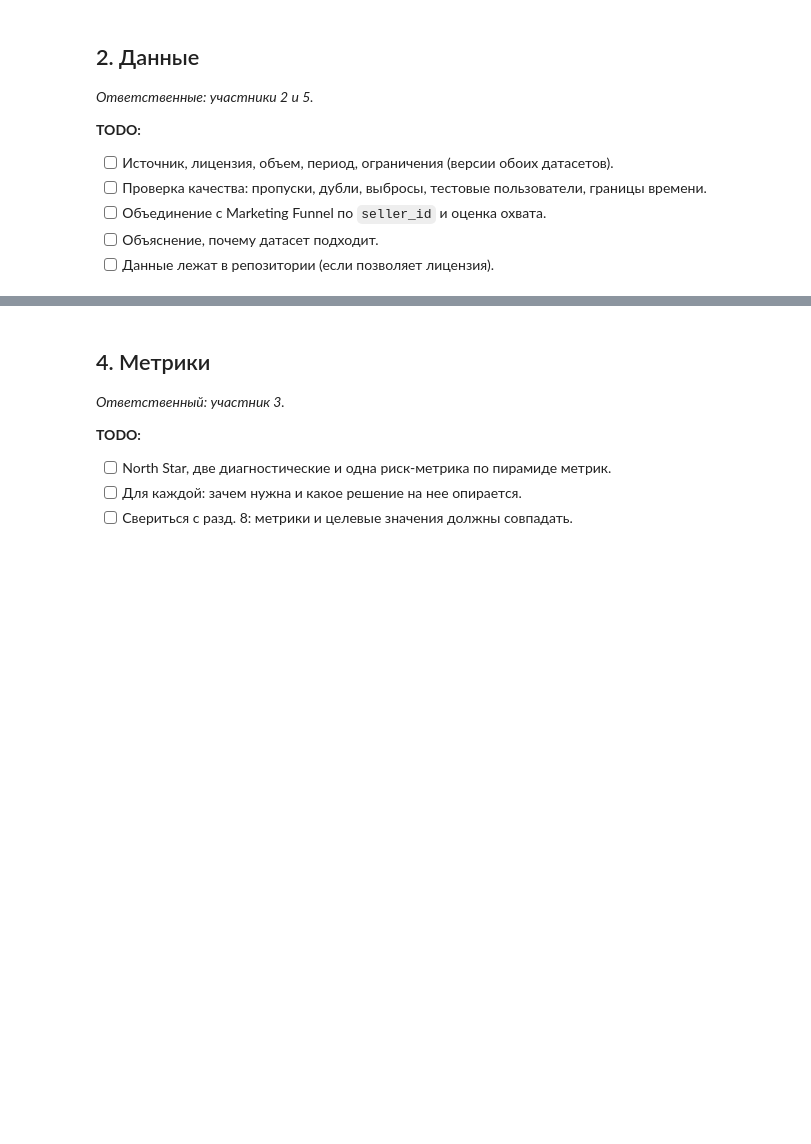
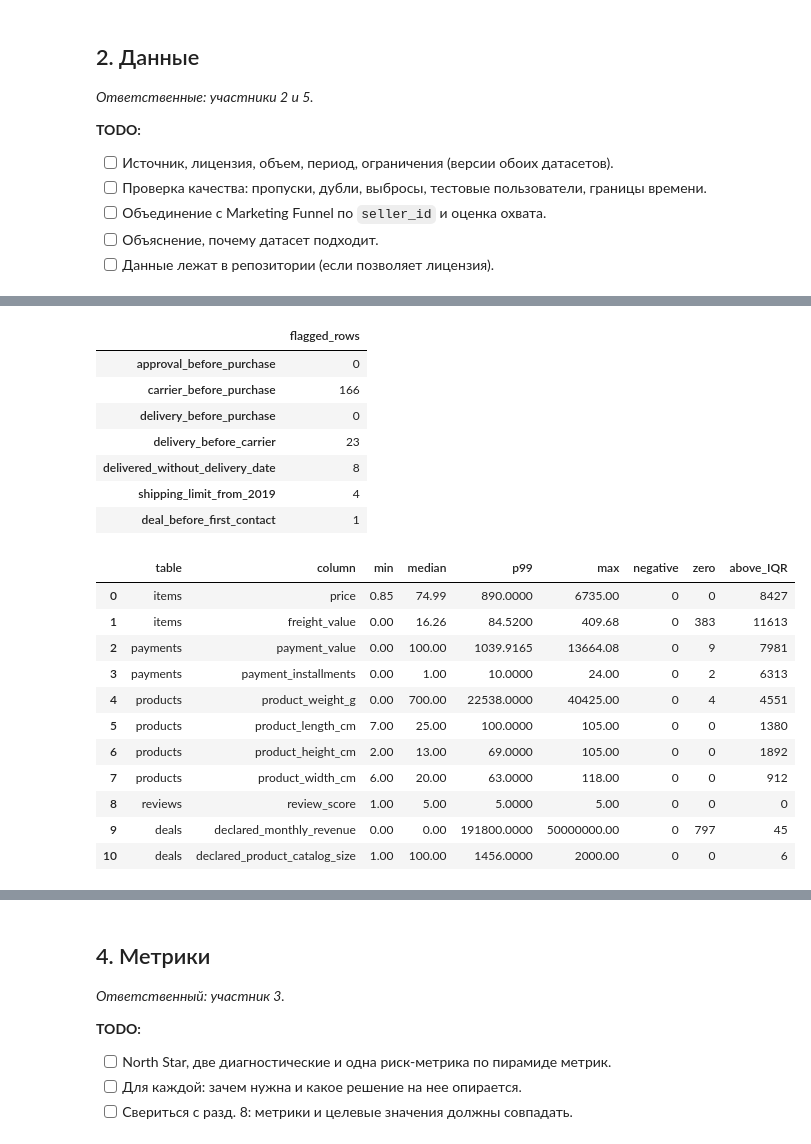
Before and after one commit to iverid/ProdAnal, a Jupyter notebook: project.ipynb, the cells around one changed output, grey strips where cells are left out. Saved outputs shown, nothing was run; the diff lists cells and outputs as text; code cells hidden in the pictures; blank space fills up the shorter version.

```diff
--- a/project.ipynb
+++ b/project.ipynb
@@ -100,0 +259,57 @@ Olist использует комбинированную схему получ
+# %%
+DATE_COLUMNS = {
+    'orders': ['order_purchase_timestamp', 'order_approved_at',
+               'order_delivered_carrier_date', 'order_delivered_customer_date',
+               'order_estimated_delivery_date'],
+    'items': ['shipping_limit_date'],
+    'reviews': ['review_creation_date', 'review_answer_timestamp'],
+    'mql': ['first_contact_date'], 'deals': ['won_date'],
+}
+date_audit = []
+for name, columns in DATE_COLUMNS.items():
+    for col in columns:
+        original = tables[name][col]
+        parsed = pd.to_datetime(original, errors='coerce')
+        invalid = int((original.notna() & parsed.isna()).sum())
+        date_audit.append({'table': name, 'column': col, 'min': parsed.min(),
+                           'max': parsed.max(), 'invalid': invalid, 'missing': int(parsed.isna().sum())})
+        assert invalid == 0, (name, col, 'неразобранные даты')
+        tables[name][col] = parsed
+orders, items, payments = (tables[name] for name in ['orders', 'items', 'payments'])
+customers, sellers, products = (tables[name] for name in ['customers', 'sellers', 'products'])
+mql, deals = tables['mql'], tables['deals']
+display(pd.DataFrame(date_audit))
+display(orders.groupby(orders.order_purchase_timestamp.dt.to_period('M')).agg(
+    orders=('order_id', 'size'), delivered=('order_status', lambda x: x.eq('delivered').sum()),
+))
+deal_dates = deals.merge(mql[['mql_id', 'first_contact_date']], on='mql_id', validate='one_to_one')
+time_checks = {
+    'approval_before_purchase': orders.order_approved_at.lt(orders.order_purchase_timestamp).sum(),
+    'carrier_before_purchase': orders.order_delivered_carrier_date.lt(orders.order_purchase_timestamp).sum(),
+    'delivery_before_purchase': orders.order_delivered_customer_date.lt(orders.order_purchase_timestamp).sum(),
+    'delivery_before_carrier': orders.order_delivered_customer_date.lt(orders.order_delivered_carrier_date).sum(),
+    'delivered_without_delivery_date': (orders.order_status.eq('delivered') & orders.order_delivered_customer_date.isna()).sum(),
+    'shipping_limit_from_2019': items.shipping_limit_date.ge('2019-01-01').sum(),
+    'deal_before_first_contact': deal_dates.won_date.lt(deal_dates.first_contact_date).sum(),
+}
+display(pd.Series(time_checks, name='flagged_rows').to_frame())
+numeric_columns = {
+    'items': ['price', 'freight_value'],
+    'payments': ['payment_value', 'payment_installments'],
+    'products': ['product_weight_g', 'product_length_cm', 'product_height_cm', 'product_width_cm'],
+    'reviews': ['review_score'],
+    'deals': ['declared_monthly_revenue', 'declared_product_catalog_size'],
+}
+numeric_audit = []
+for name, columns in numeric_columns.items():
+    for col in columns:
+        s = tables[name][col]
+        q1, q3 = s.quantile([0.25, 0.75])
+        numeric_audit.append({
+            'table': name, 'column': col, 'min': s.min(), 'median': s.median(),
+            'p99': s.quantile(0.99), 'max': s.max(), 'negative': int(s.lt(0).sum()),
+            'zero': int(s.eq(0).sum()), 'above_IQR': int(s.gt(q3 + 1.5 * (q3 - q1)).sum()),
+        })
+display(pd.DataFrame(numeric_audit))
+assert tables['reviews'].review_score.between(1, 5).all()
+# %% [output]
@@ -100,0 +345,20 @@ Olist использует комбинированную схему получ
+|  | flagged_rows |
+| approval_before_purchase | 0 |
+| carrier_before_purchase | 166 |
+| delivery_before_purchase | 0 |
+| delivery_before_carrier | 23 |
+| delivered_without_delivery_date | 8 |
+| shipping_limit_from_2019 | 4 |
+| deal_before_first_contact | 1 |
+|  | table | column | min | median | p99 | max | negative | zero | above_IQR |
+| 0 | items | price | 0.85 | 74.99 | 890.0000 | 6735.00 | 0 | 0 | 8427 |
+| 1 | items | freight_value | 0.00 | 16.26 | 84.5200 | 409.68 | 0 | 383 | 11613 |
+| 2 | payments | payment_value | 0.00 | 100.00 | 1039.9165 | 13664.08 | 0 | 9 | 7981 |
+| 3 | payments | payment_installments | 0.00 | 1.00 | 10.0000 | 24.00 | 0 | 2 | 6313 |
+| 4 | products | product_weight_g | 0.00 | 700.00 | 22538.0000 | 40425.00 | 0 | 4 | 4551 |
+| 5 | products | product_length_cm | 7.00 | 25.00 | 100.0000 | 105.00 | 0 | 0 | 1380 |
+| 6 | products | product_height_cm | 2.00 | 13.00 | 69.0000 | 105.00 | 0 | 0 | 1892 |
+| 7 | products | product_width_cm | 6.00 | 20.00 | 63.0000 | 118.00 | 0 | 0 | 912 |
+| 8 | reviews | review_score | 1.00 | 5.00 | 5.0000 | 5.00 | 0 | 0 | 0 |
+| 9 | deals | declared_monthly_revenue | 0.00 | 0.00 | 191800.0000 | 50000000.00 | 0 | 797 | 45 |
+| 10 | deals | declared_product_catalog_size | 1.00 | 100.00 | 1456.0000 | 2000.00 | 0 | 0 | 6 |
```
Also changed, not shown: parts of 18 cells of this notebook.
